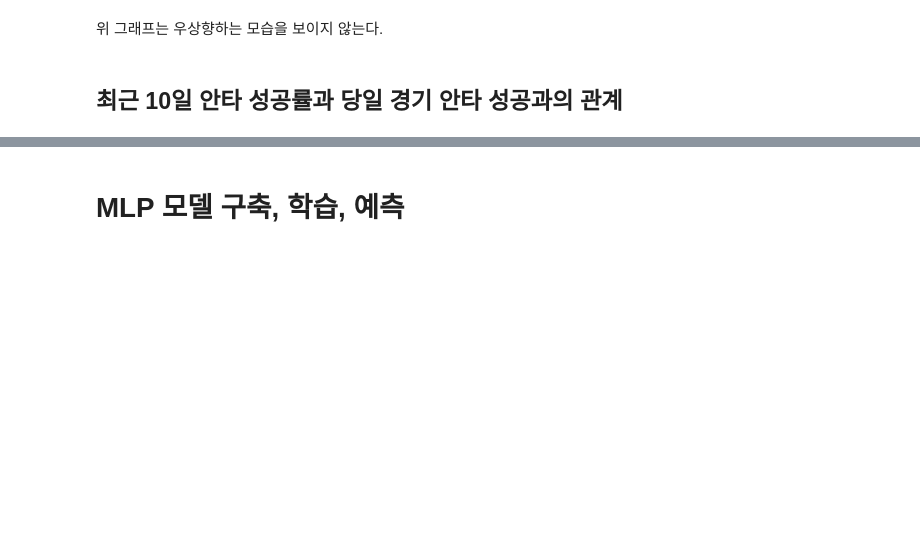
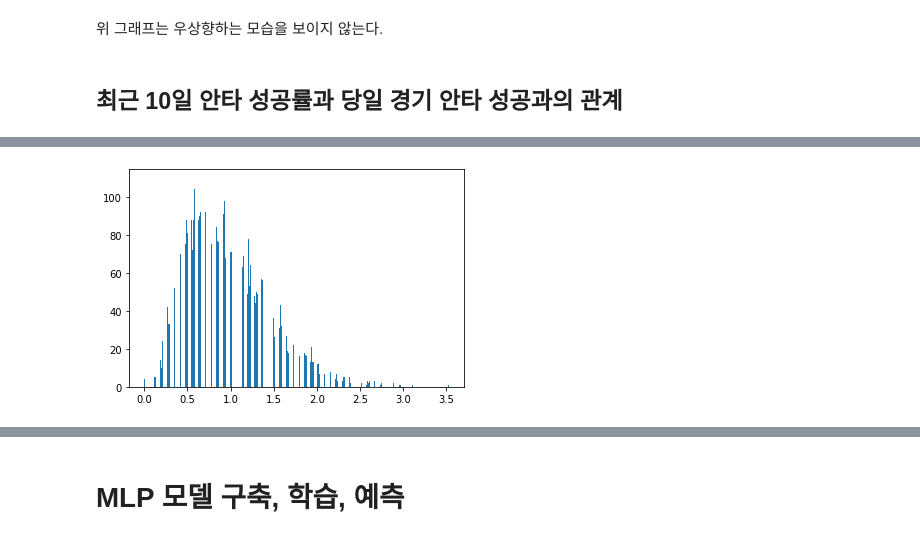
Before and after one commit to KimGriezmann/CAU_AI-SW_PE_Program, a Jupyter notebook: working_whalepig/data_EDA_and_Prediction_using_MLP.ipynb, the cells around one changed output, grey strips where cells are left out. Saved outputs shown, nothing was run; the diff lists cells and outputs as text; code cells hidden in the pictures; blank space fills up the shorter version.

```diff
--- a/working_whalepig/data_EDA_and_Prediction_using_MLP.ipynb
+++ b/working_whalepig/data_EDA_and_Prediction_using_MLP.ipynb
@@ -468,0 +831,5 @@ plt.plot(output_tmp)
+# %%
+plt.hist(data_2018['avLI'],bins=1000)
+plt.show()
+# %% [output]
+[figure, added]
```
Also changed, not shown: parts of 20 cells of this notebook.
